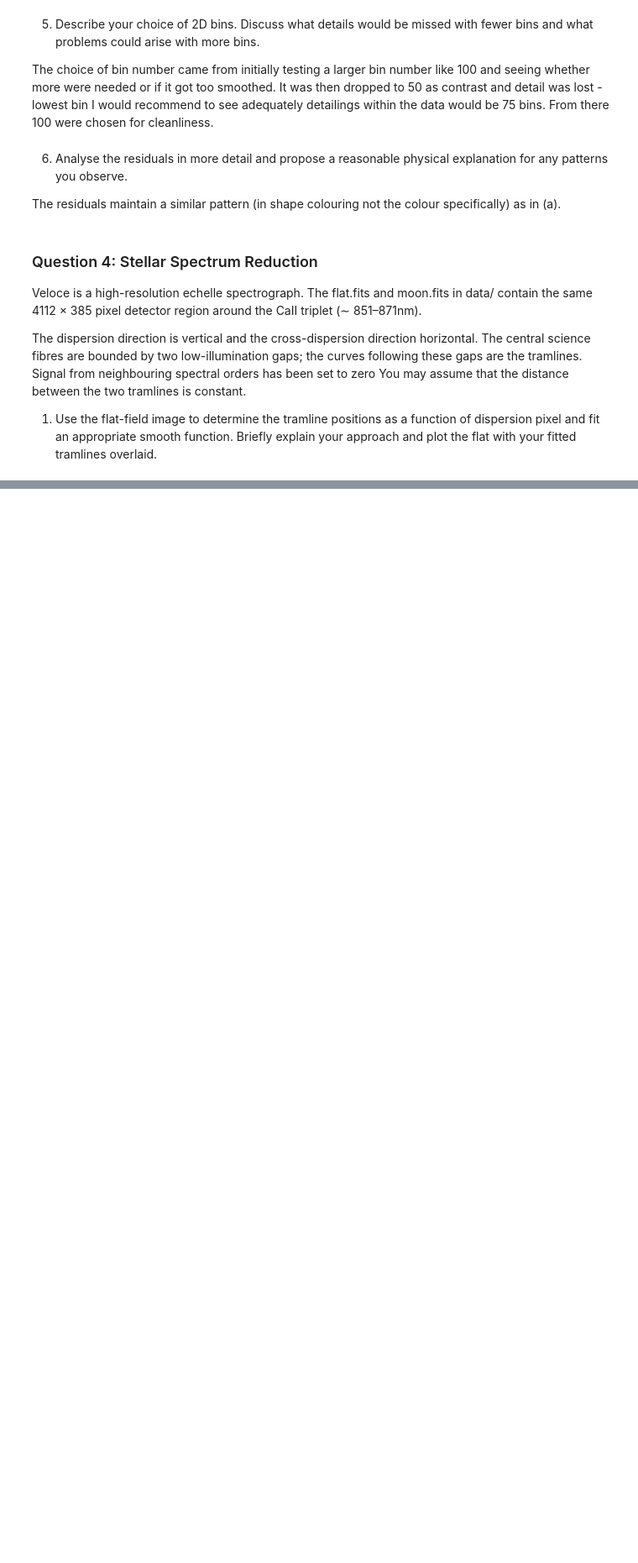
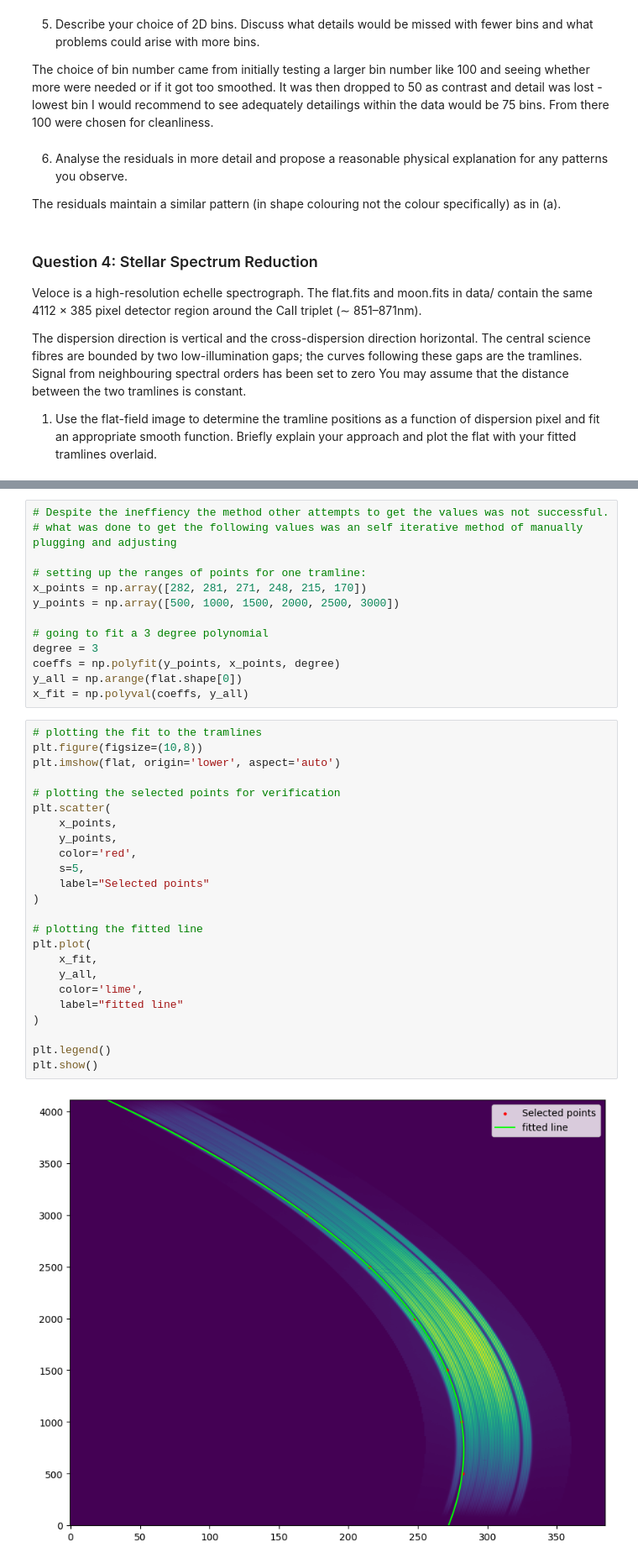
Before and after one commit to u7496134/Assignment_2, a Jupyter notebook: A.1.ipynb, the cells around one changed output, grey strips where cells are left out. Shown at 84% size. Saved outputs shown, nothing was run; the diff lists cells and outputs as text; blank space fills up the shorter version.

Commit message:
q.4 part 1 first initial fit of singular tramline in inefficient way

```diff
--- a/A.1.ipynb
+++ b/A.1.ipynb
@@ -384 +389,40 @@ OSError: No SIMPLE card found, this file does not appear to be a valid FITS file
+# %%
+# Despite the ineffiency the method other attempts to get the values was not successful.
+# what was done to get the following values was an self iterative method of manually plugging and adjusting
+
+# setting up the ranges of points for one tramline:
+x_points = np.array([282, 281, 271, 248, 215, 170])
+y_points = np.array([500, 1000, 1500, 2000, 2500, 3000])
+
+# going to fit a 3 degree polynomial
+degree = 3
+coeffs = np.polyfit(y_points, x_points, degree)
+y_all = np.arange(flat.shape[0])
+x_fit = np.polyval(coeffs, y_all)
+# %%
+# plotting the fit to the tramlines
+plt.figure(figsize=(10,8))
+plt.imshow(flat, origin='lower', aspect='auto')
+
+# plotting the selected points for verification
+plt.scatter(
+    x_points,
+    y_points,
+    color='red',
+    s=5,
+    label="Selected points"
+)
+
+# plotting the fitted line
+plt.plot(
+    x_fit,
+    y_all,
+    color='lime',
+    label="fitted line"
+)
+
+plt.legend()
+plt.show()
+# %% [output]
+[figure, added]
 # %% [markdown]
```
Also changed, not shown: parts of 10 cells of this notebook.
